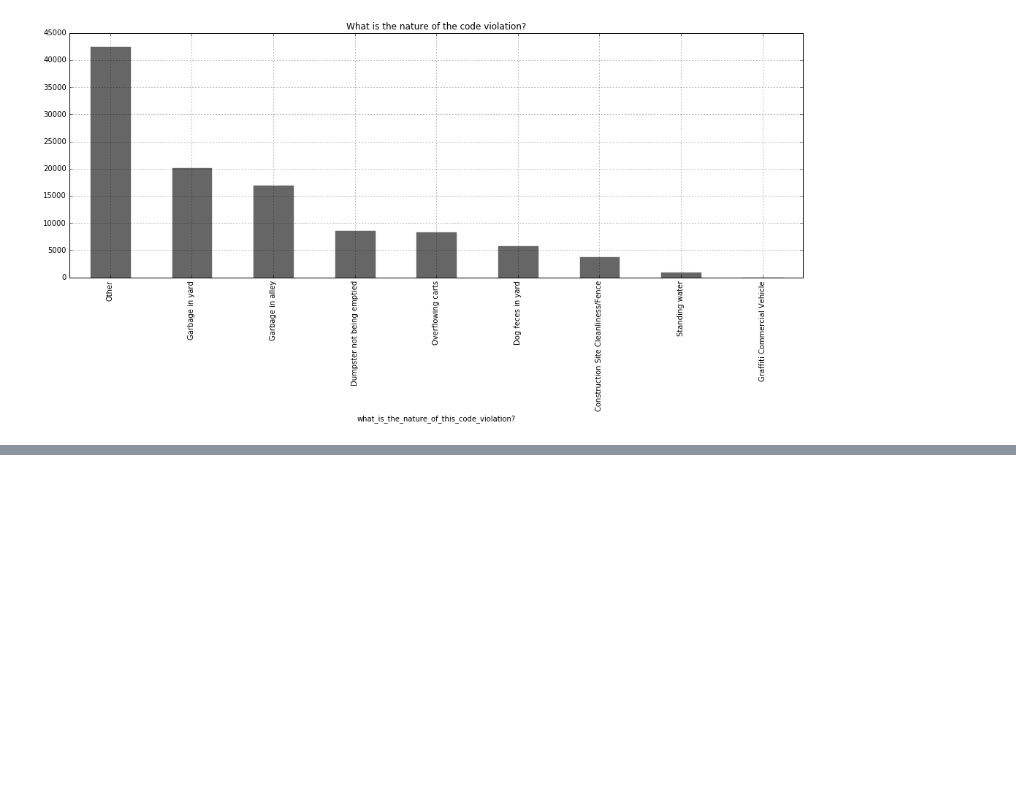
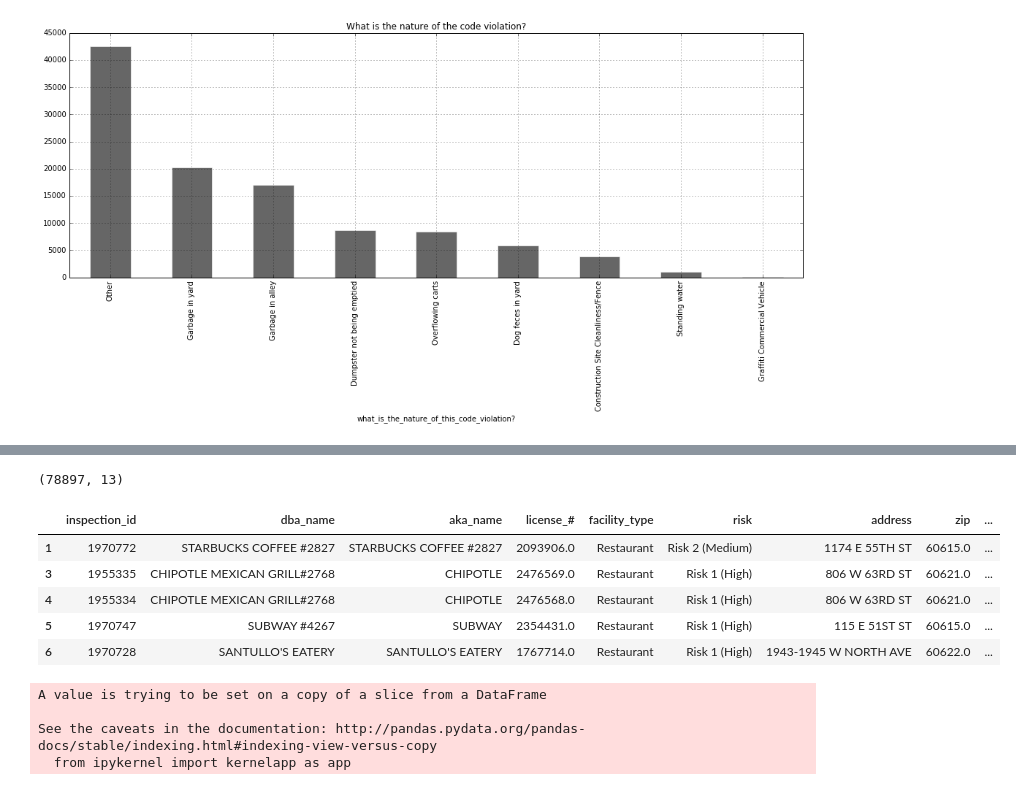
Before and after one commit to angelok1/cs109project, a Jupyter notebook: business-crime-sanitation.ipynb, the cells around one changed output, grey strips where cells are left out. Drawn from its saved outputs; the diff is of its cells as text; code cells hidden in the pictures; blank space fills up the shorter version.

```diff
--- a/business-crime-sanitation.ipynb
+++ b/business-crime-sanitation.ipynb
@@ -291,0 +308,14 @@ bar_plot(df=df_sanitation, var_name='what_is_the_nature_of_this_code_violation?'
+# %%
+rest = rest[(rest["Results"] == "Pass") | (rest["Results"] == "Pass w/ Conditions") | (rest["Results"] == "Fail")]
+# %%
+#we'll remove superfluous columns
+rest = rest.drop('Location', 1)
+rest = rest.drop('State', 1)
+rest = rest.drop('City', 1)
+rest.shape
+# %% [output]
+(78897, 13)
+# %%
+#let's recode the pass/fail
+rest.loc[rest.Results != 'Fail', 'Y'] = 0
+rest.loc[rest.Results == 'Fail', 'Y'] = 1
@@ -291,0 +328,9 @@ bar_plot(df=df_sanitation, var_name='what_is_the_nature_of_this_code_violation?'
+# %%
+rest.head()
+# %% [output]
+|  | inspection_id | dba_name | aka_name | license_# | facility_type | risk | address | zip | ... |
+| 1 | 1970772 | STARBUCKS COFFEE #2827 | STARBUCKS COFFEE #2827 | 2093906.0 | Restaurant | Risk 2 (Medium) | 1174 E 55TH ST | 60615.0 | ... |
+| 3 | 1955335 | CHIPOTLE MEXICAN GRILL#2768 | CHIPOTLE | 2476569.0 | Restaurant | Risk 1 (High) | 806 W 63RD ST | 60621.0 | ... |
+| 4 | 1955334 | CHIPOTLE MEXICAN GRILL#2768 | CHIPOTLE | 2476568.0 | Restaurant | Risk 1 (High) | 806 W 63RD ST | 60621.0 | ... |
+| 5 | 1970747 | SUBWAY #4267 | SUBWAY | 2354431.0 | Restaurant | Risk 1 (High) | 115 E 51ST ST | 60615.0 | ... |
+| 6 | 1970728 | SANTULLO'S EATERY | SANTULLO'S EATERY | 1767714.0 | Restaurant | Risk 1 (High) | 1943-1945 W NORTH AVE | 60622.0 | ... |
@@ -291,0 +344,8 @@ bar_plot(df=df_sanitation, var_name='what_is_the_nature_of_this_code_violation?'
+# %%
+df_merge['inspection'] = 0
+df_merge['inspection'][((df_merge['y'] == 1) | (df_merge['y'] == 0))] = 1
+# %% [output]
+A value is trying to be set on a copy of a slice from a DataFrame
+
+See the caveats in the documentation: http://pandas.pydata.org/pandas-docs/stable/indexing.html#indexing-view-versus-copy
+  from ipykernel import kernelapp as app
```
Also changed, not shown: parts of 8 cells of this notebook.
